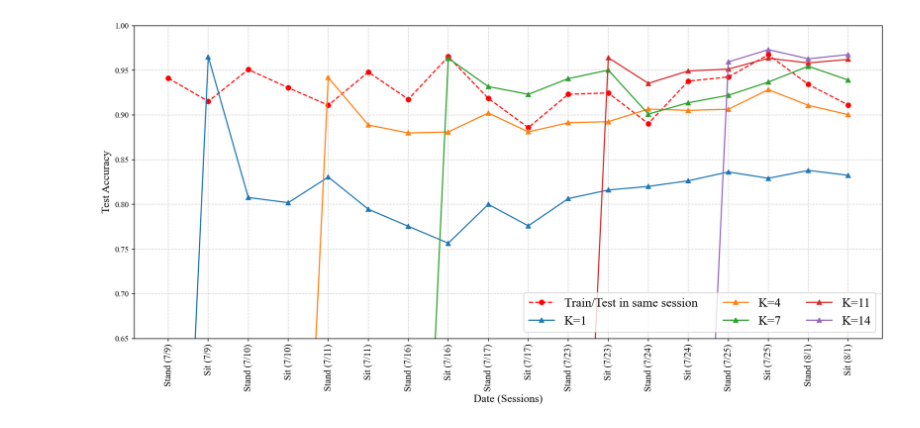
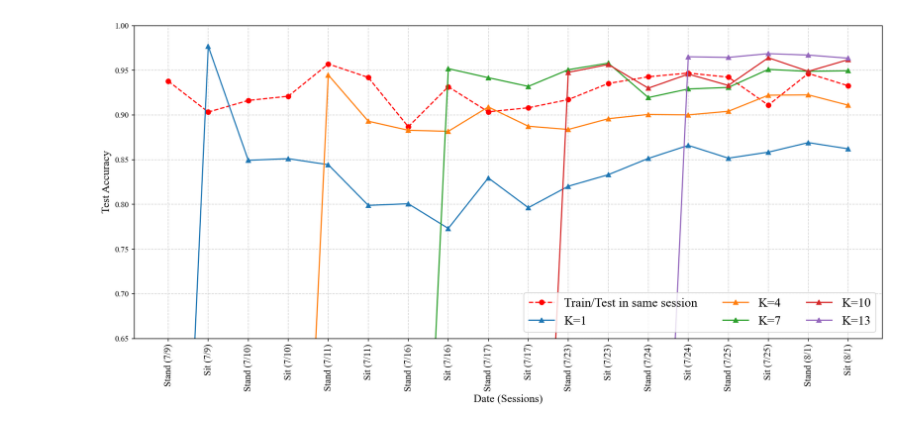
Before and after one commit to Hunminlee/Neural_Computing_Interface_MindForce, a Jupyter notebook: V6 Paper/Offline gesture - Subsection 1/Subject 5 (H2).ipynb, the cells around one changed output. Drawn from its saved outputs; the diff is of its cells as text; code cells hidden in the pictures.

Commit message:
new subject - daily2

```diff
--- a/V6 Paper/Offline gesture - Subsection 1/Subject 5 (H2).ipynb
+++ b/V6 Paper/Offline gesture - Subsection 1/Subject 5 (H2).ipynb
@@ -8,13 +8,14 @@ import Target
 import numpy as np
 import pandas as pd
 # %%
-baseline_K_val = [1, 4, 7, 11, 14]
+baseline_K_val = [1, 4, 7, 10, 13]
+SUBJECT = "Harold"
 
 if __name__ == "__main__":
     for K in baseline_K_val:
-        trainer = baseline.ModelTrainer(config, subject="Harold")
+        trainer = baseline.ModelTrainer(config, subject=f"{SUBJECT}")
         trainer.run_all_sessions_training_K_data(K)
-        df = trainer.save_results(f'../../Results/Results_Harold/Baseline_results_train_with_{K}data_H.csv')
+        df = trainer.save_results(f'../../Results/Results_{SUBJECT}/Baseline_results_train_with_{K}data_H.csv')
 
 # 저장해놨어서 데이터 업데이트 전에 한번 돌리면 굳이 안돌려도 됨'''
 # %% [output]
@@ -38,12 +39,10 @@ Results saved to ../../Results/Results_Harold/Baseline_results_train_with_17data
 # %%
 b_path = 'C:/Users/hml76/PycharmProjects/MindForce/'
-baseline_K = ['1', '4', '7', '11', '14']
+baseline_K = ['1', '4', '7', '10', '13']
 baselines = []
 
 for idx, K in enumerate(baseline_K):
-    baselines.append(b_path + f'/github/Results/Results_Harold/Baseline_results_train_with_{K}data_H.csv')
-
-SUBJECT = "Harold"
+    baselines.append(b_path + f'/github/Results/Results_{SUBJECT}/Baseline_results_train_with_{K}data_H.csv')
 # %%
 prog_trainer = Target.ProgressiveTrainer(config, subject=SUBJECT)
 Init_acc_all, Prev_acc_all, Trained_acc_all = prog_trainer.run(plot_learning_curve=False)
@@ -120,28 +113,28 @@ Trained_acc_all
 # %%
 import matplotlib.pyplot as plt
 
-Trained_acc_all_stored = [0.941135585308075, 0.9152777791023254, 0.9508234858512878, 0.930475115776062, 0.9108933806419373, 0.9480158090591431, 0.9175925850868225, 0.9652112722396851, 0.9186181426048279, 0.885800302028656, 0.9232192635536194, 0.9246114492416382, 0.8903315663337708, 0.9378334283828735, 0.9425260424613953, 0.9673384428024292, 0.9341830611228943, 0.911168098449707]
+Trained_acc_all_stored = [0.9378910660743713, 0.9032407402992249, 0.9162607192993164, 0.9209733605384827, 0.9570795297622681, 0.9419819116592407, 0.886805534362793, 0.9315900206565857, 0.9035474061965942, 0.9080379605293274, 0.9172062873840332, 0.9352818131446838, 0.9427312612533569, 0.9468801021575928, 0.9422942996025085, 0.9110493659973145, 0.946465790271759, 0.9326183199882507]
 
 X_labels = ['Stand (7/9)', 'Sit (7/9)', 'Stand (7/10)', 'Sit (7/10)', 'Stand (7/11)', 'Sit (7/11)', 'Stand (7/16)', 'Sit (7/16)', 'Stand (7/17)', 'Sit (7/17)',
             'Stand (7/23)', 'Sit (7/23)', 'Stand (7/24)', 'Sit (7/24)', 'Stand (7/25)', 'Sit (7/25)', 'Stand (8/1)', 'Sit (8/1)']
 
 plt.rcParams['font.family'] = 'Times New Roman'
 
 plt.figure(figsize=(14, 7), dpi=150)
 #plt.title('Training from scratch every time', fontsize=15)
 plt.plot(Trained_acc_all_stored, c='red', label='Train/Test in same session', marker='o', linestyle='--')
 for idx, base in enumerate(baselines):
     baseline_result = pd.read_csv(base)
     plt.plot(X_labels, baseline_result['Accuracy'] / 100, marker='^', label=f'K={baseline_K[idx]}', linestyle='-')
 
 #plt.ylim([0, 1])
 plt.ylim([0.65, 1])
 plt.xlabel('Date (Sessions)', fontsize=14)
 plt.ylabel('Test Accuracy', fontsize=14)
 plt.xticks(rotation=90, fontsize=12)
 plt.legend(fontsize=16, ncol=3)
 plt.grid(True, linestyle='--', color='lightgrey')
 plt.tight_layout()
 plt.show()
 # %% [output]
-[figure, old version]
+[figure, new version]
```
Also changed, not shown: parts of 6 cells of this notebook, 14 other files.
